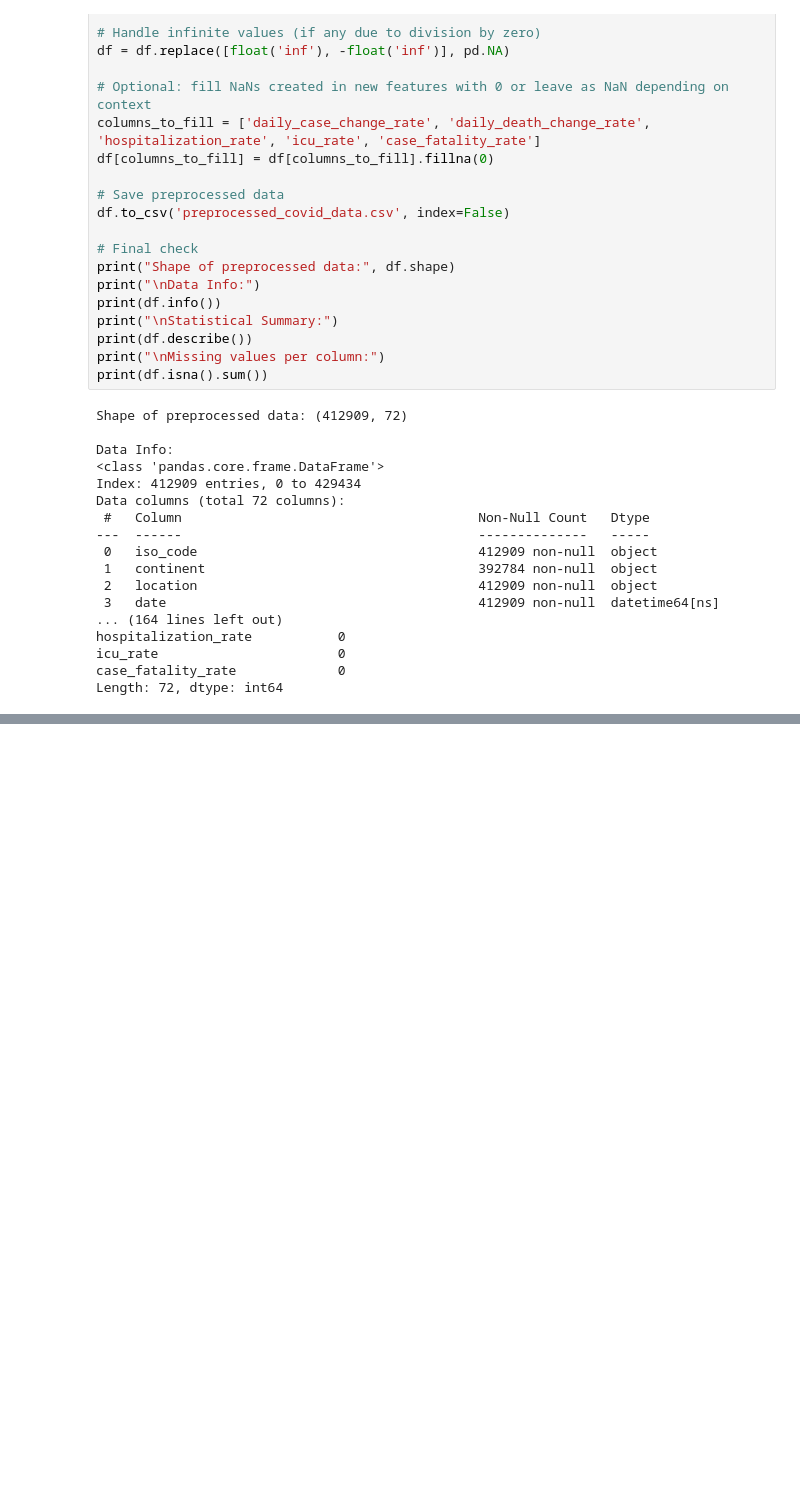
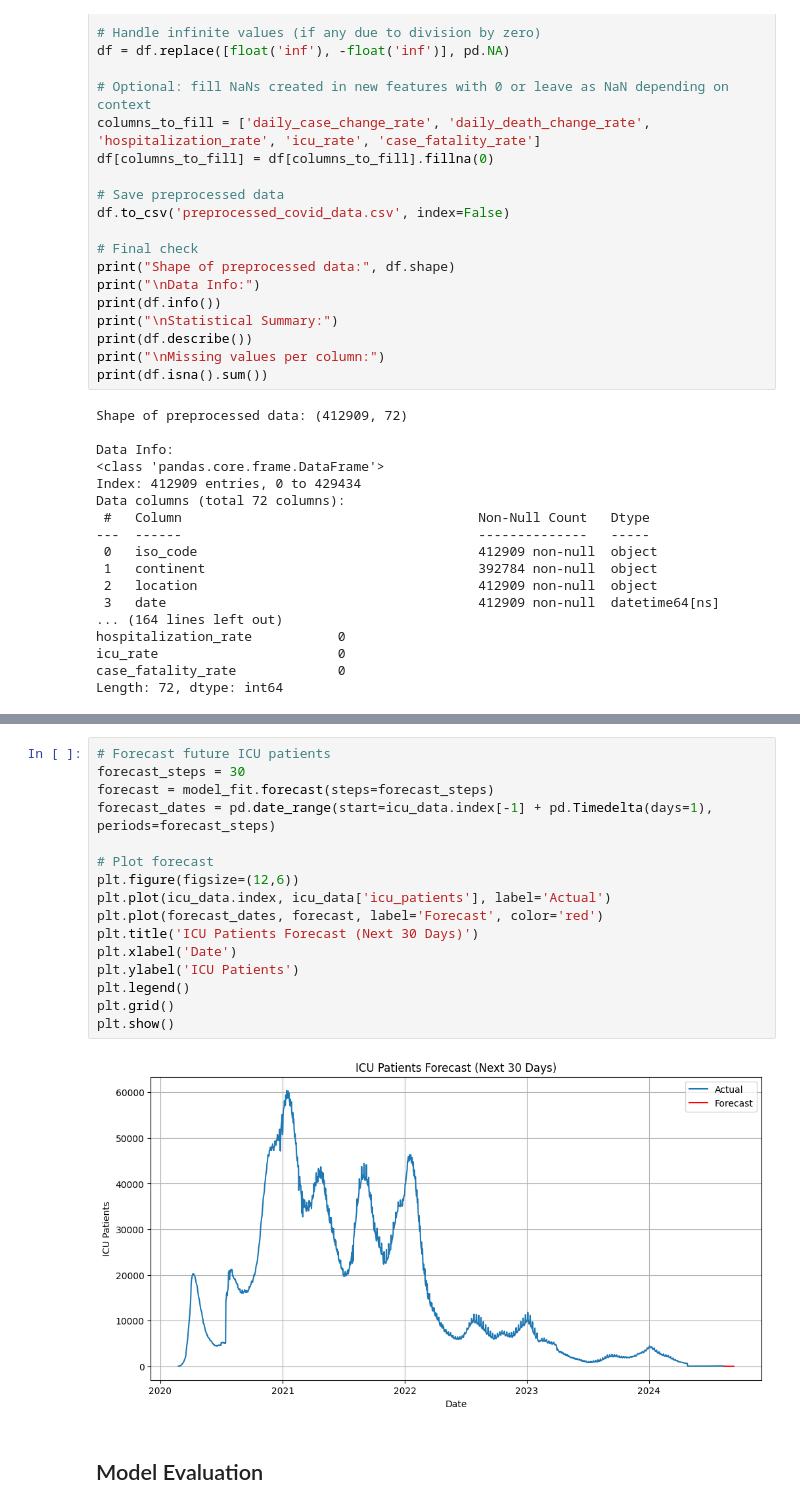
Before and after one commit to AyubNaomi/GP_DS1, a Jupyter notebook: forecasting.ipynb, the cells around one changed output, grey strips where cells are left out. Drawn from its saved outputs; the diff is of its cells as text; blank space fills up the shorter version.

```diff
--- a/forecasting.ipynb
+++ b/forecasting.ipynb
@@ -95,0 +129,20 @@ Length: 72, dtype: int64
+# %%
+# Forecast future ICU patients
+forecast_steps = 30
+forecast = model_fit.forecast(steps=forecast_steps)
+forecast_dates = pd.date_range(start=icu_data.index[-1] + pd.Timedelta(days=1), periods=forecast_steps)
+
+# Plot forecast
+plt.figure(figsize=(12,6))
+plt.plot(icu_data.index, icu_data['icu_patients'], label='Actual')
+plt.plot(forecast_dates, forecast, label='Forecast', color='red')
+plt.title('ICU Patients Forecast (Next 30 Days)')
+plt.xlabel('Date')
+plt.ylabel('ICU Patients')
+plt.legend()
+plt.grid()
+plt.show()
+# %% [output]
+[figure, added]
+# %% [markdown]
+## Model Evaluation
```
Also changed, not shown: parts of 7 cells of this notebook, 1 other file.
